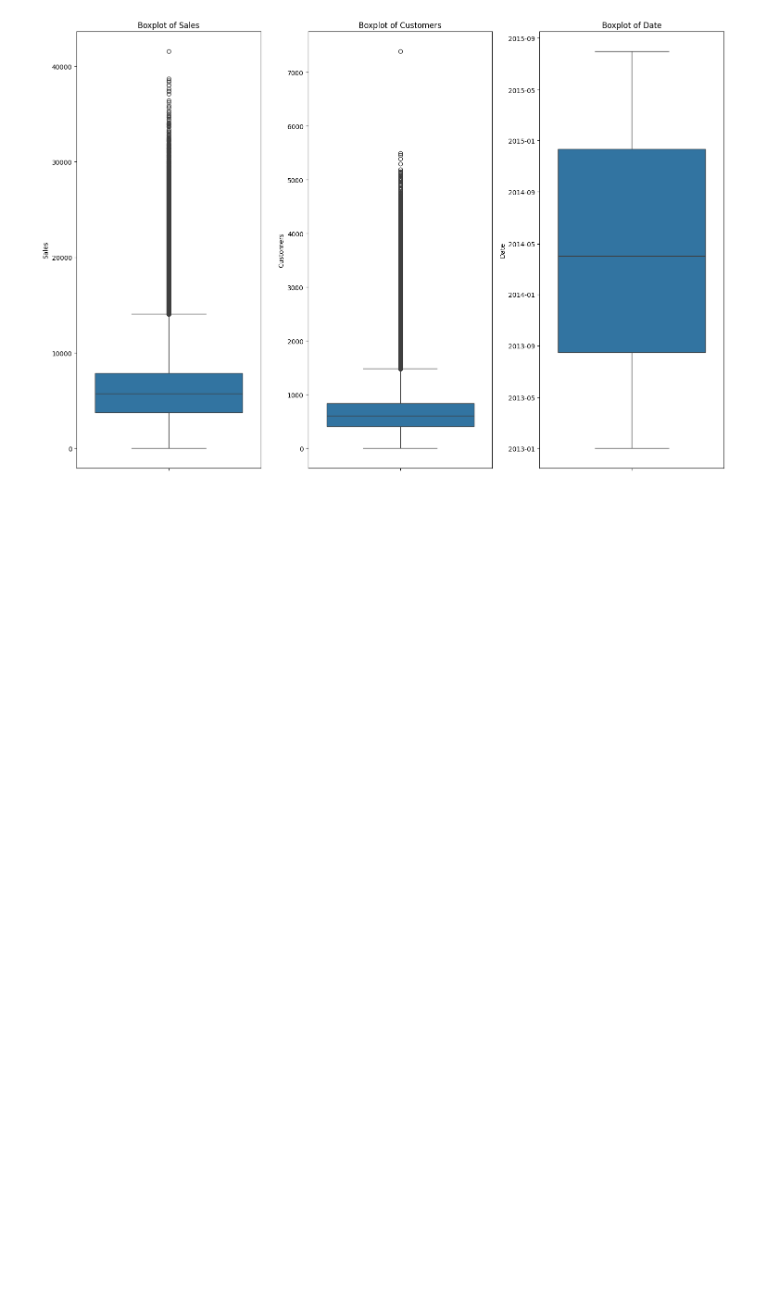
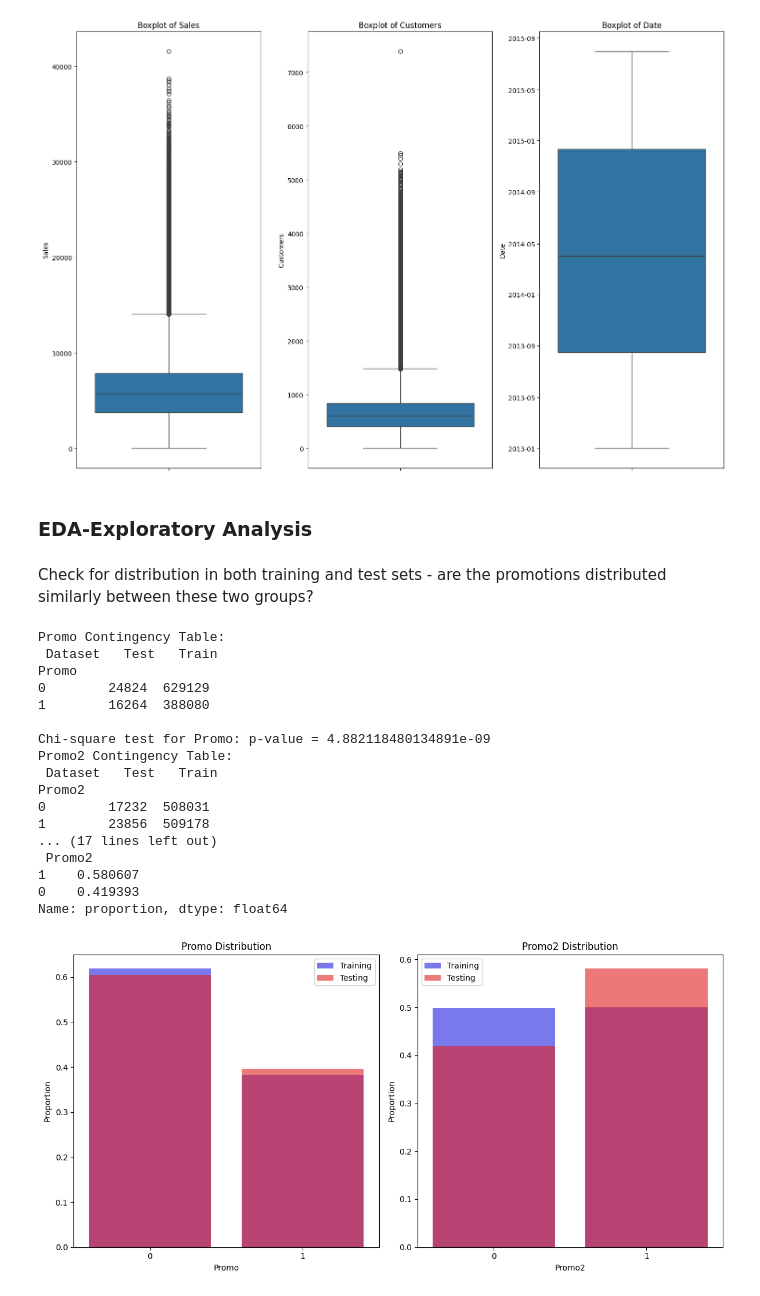
Before and after one commit to epythonlab/rossmann-pharma-sales-prediction, a Jupyter notebook: notebooks/EDA_Rossmann_Store_Sales.ipynb, the cells around one changed output. Saved outputs shown, nothing was run; the diff lists cells and outputs as text; code cells hidden in the pictures; blank space fills up the shorter version.

Commit message:
Checked promotion distributions in both training and test dataset

```diff
--- a/notebooks/EDA_Rossmann_Store_Sales.ipynb
+++ b/notebooks/EDA_Rossmann_Store_Sales.ipynb
@@ -242,3 +242,34 @@ plt.tight_layout()
 plt.show()
 # %% [output]
 [figure]
+# %% [markdown]
+### EDA-Exploratory Analysis
+# %% [markdown]
+Check for distribution in both training and test sets - are the promotions distributed similarly between these two groups?
+# %%
+# Import the Analyzer class
+from data_visualization import EDAAnalyzer
+# Create instance of EDAnalyzer
+analyzer = EDAAnalyzer(train_data, test_data)
+# %%
+# Check the distributions
+analyzer.check_promotion_distribution()
+# %% [output]
+Promo Contingency Table:
+ Dataset   Test   Train
+Promo
+0        24824  629129
+1        16264  388080
+
+Chi-square test for Promo: p-value = 4.882118480134891e-09
+Promo2 Contingency Table:
+ Dataset   Test   Train
+Promo2
+0        17232  508031
+1        23856  509178
+... (17 lines left out)
+ Promo2
+1    0.580607
+0    0.419393
+Name: proportion, dtype: float64
+[figure, added]
```
Also changed, not shown: parts of 2 cells of this notebook, 1 other file.
